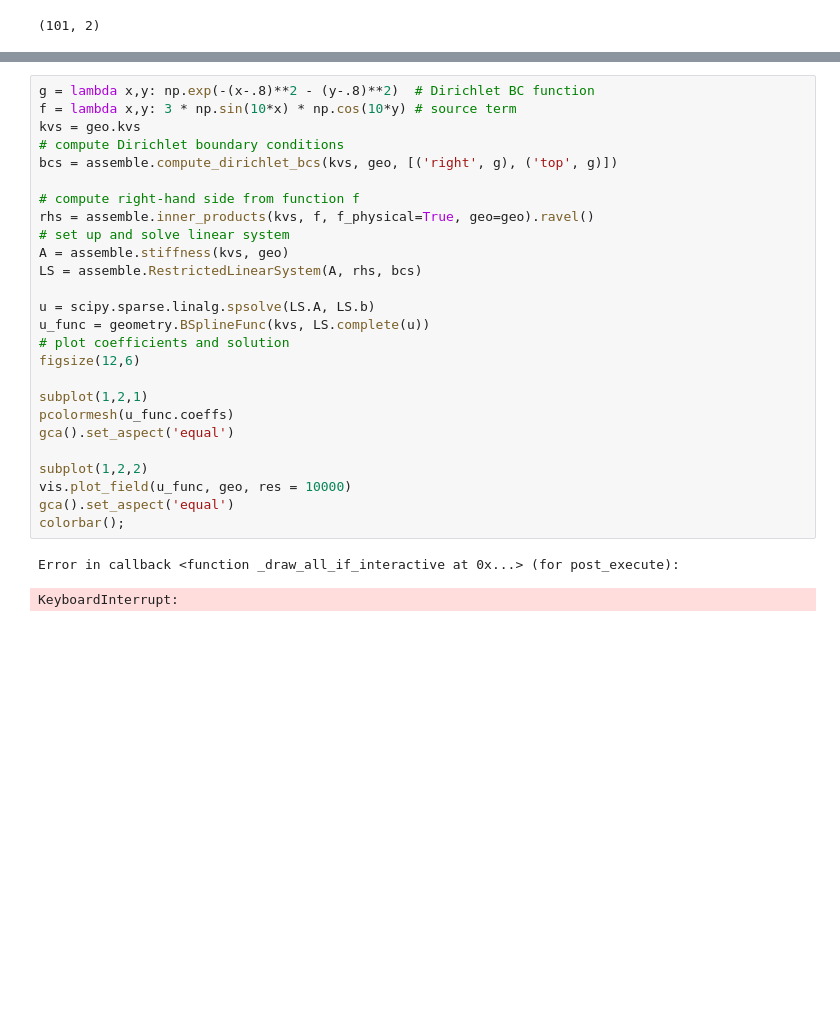
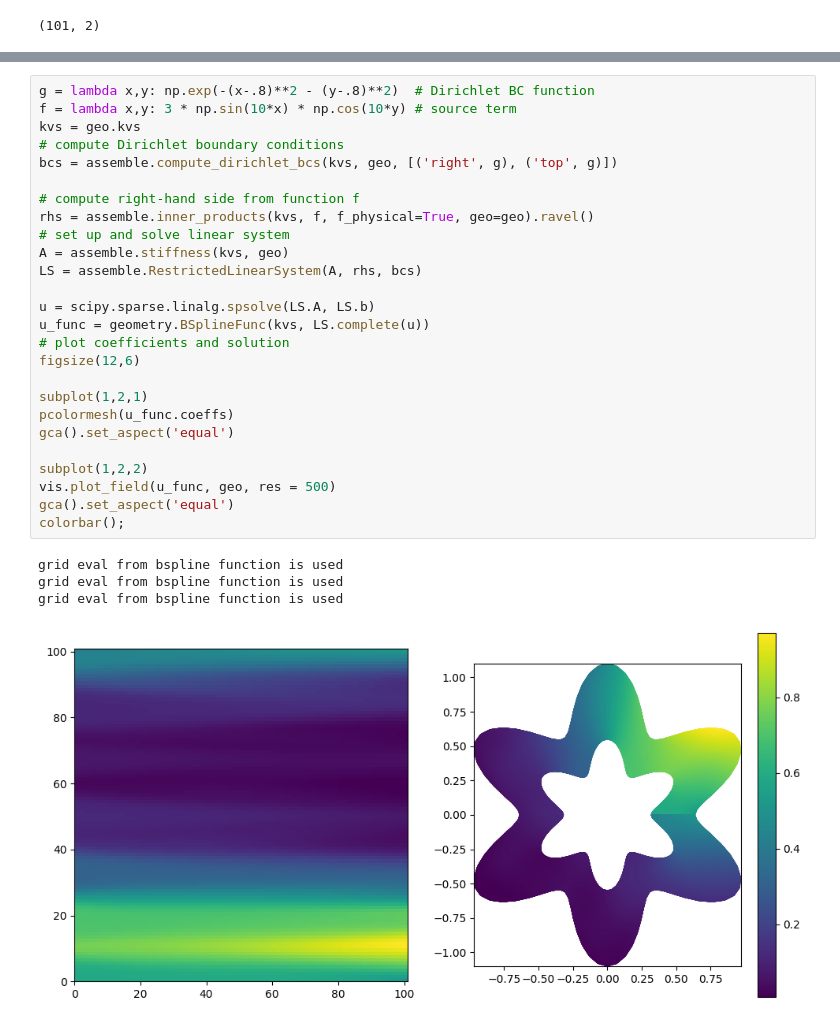
Before and after one commit to kevin866/pyiga, a Jupyter notebook: notebooks/nurbs_super.ipynb, the cells around one changed output, grey strips where cells are left out. Drawn from its saved outputs; the diff is of its cells as text; blank space fills up the shorter version.

```diff
--- a/notebooks/nurbs_super.ipynb
+++ b/notebooks/nurbs_super.ipynb
@@ -398,32 +365,34 @@ geo.coeffs.shape
 # %%
 g = lambda x,y: np.exp(-(x-.8)**2 - (y-.8)**2)  # Dirichlet BC function
 f = lambda x,y: 3 * np.sin(10*x) * np.cos(10*y) # source term
 kvs = geo.kvs
 # compute Dirichlet boundary conditions
 bcs = assemble.compute_dirichlet_bcs(kvs, geo, [('right', g), ('top', g)])
 
 # compute right-hand side from function f
 rhs = assemble.inner_products(kvs, f, f_physical=True, geo=geo).ravel()
 # set up and solve linear system
 A = assemble.stiffness(kvs, geo)
 LS = assemble.RestrictedLinearSystem(A, rhs, bcs)
 
 u = scipy.sparse.linalg.spsolve(LS.A, LS.b)
 u_func = geometry.BSplineFunc(kvs, LS.complete(u))
 # plot coefficients and solution
 figsize(12,6)
 
 subplot(1,2,1)
 pcolormesh(u_func.coeffs)
 gca().set_aspect('equal')
 
 subplot(1,2,2)
-vis.plot_field(u_func, geo, res = 10000)
+vis.plot_field(u_func, geo, res = 500)
 gca().set_aspect('equal')
 colorbar();
 # %% [output]
-Error in callback <function _draw_all_if_interactive at 0x...> (for post_execute):
+grid eval from bspline function is used
+grid eval from bspline function is used
+grid eval from bspline function is used
-KeyboardInterrupt:
+[figure, added]
 # %%
 g = lambda x,y: 0  # Dirichlet BC function
 f = lambda x,y: 3 # source term
```
Also changed, not shown: parts of 17 cells of this notebook, 8 other files.
